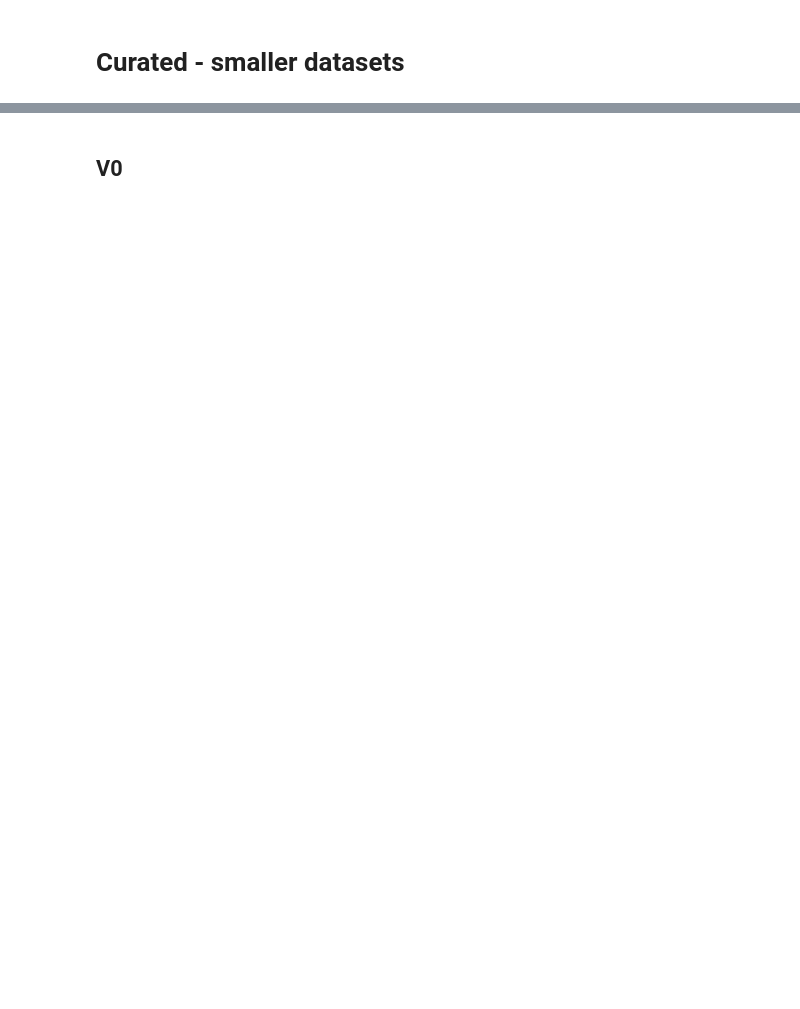
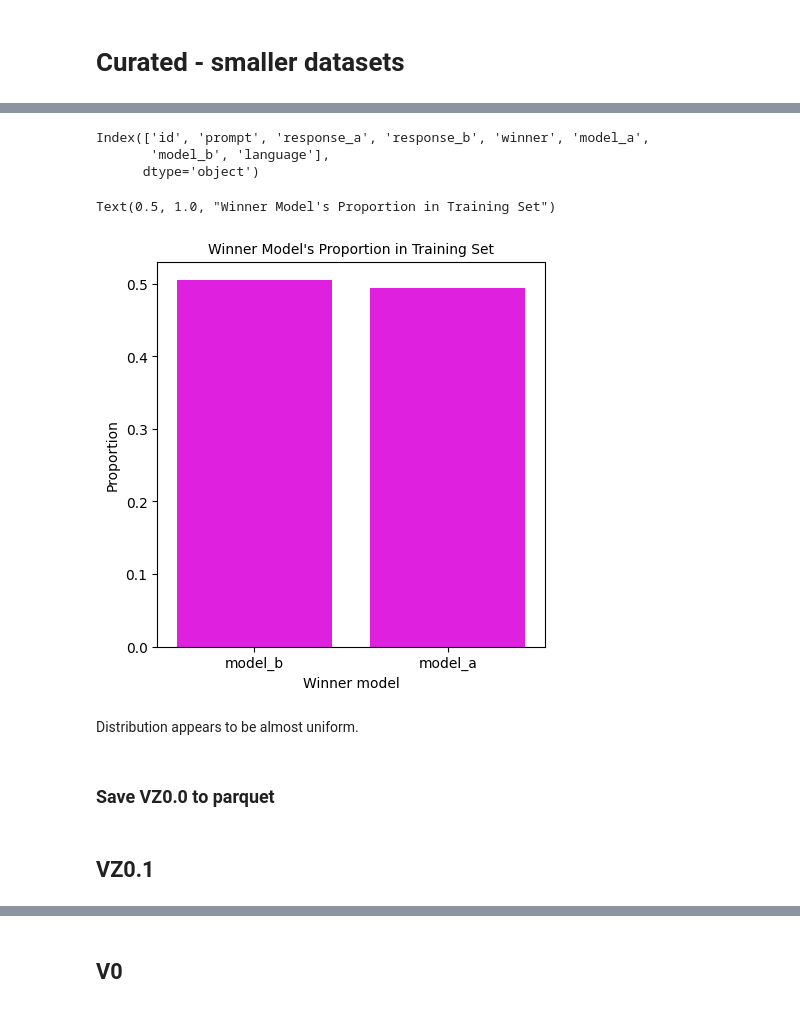
Before and after one commit to kevinmedinag96/multilingual-chatbot-arena, a Jupyter notebook: datasets_creator/src/generate_curated_datasets.ipynb, the cells around one changed output, grey strips where cells are left out. Drawn from its saved outputs; the diff is of its cells as text; code cells hidden in the pictures; blank space fills up the shorter version.

```diff
--- a/datasets_creator/src/generate_curated_datasets.ipynb
+++ b/datasets_creator/src/generate_curated_datasets.ipynb
@@ -81,3 +103,17 @@ train_df.shape[0]
+# %%
+def func(x,**kwargs):
+
+    if x.shape[0] > kwargs['num_group_records']:
+        return x
+    return
+
+
+num_group_records = 10
+
+kwargs = {"num_group_records" : num_group_records}
+
+
+train_df_baseline = groupby_language.apply(func,**kwargs).reset_index(drop=True)
 # %%
 series_language = train_df["language"].value_counts(normalize=True)[(train_df["language"].value_counts(normalize=True) > 0.01).values]
 
@@ -101,2 +295,4 @@ train_df["language"].value_counts()[(train_df["language"].value_counts() <= 10).
+# %%
+train_df_baseline = train_df_baseline.loc[train_df_baseline['language'] != 'unknown']
 # %% [markdown]
 # Curated - smaller datasets
@@ -102,0 +308,26 @@ train_df["language"].value_counts()[(train_df["language"].value_counts() <= 10).
+# %%
+train_df_baseline.columns
+# %% [output]
+Index(['id', 'prompt', 'response_a', 'response_b', 'winner', 'model_a',
+       'model_b', 'language'],
+      dtype='object')
+# %%
+train_df_baseline_winner_series = train_df_baseline["winner"].value_counts(normalize=True)
+df_train_df_baseline_winner_series = pd.DataFrame({
+    "winner" : train_df_baseline_winner_series.keys(),
+    "proportion" : train_df_baseline_winner_series.values
+})
+# %%
+fig,ax = plt.subplots(1,1,figsize= (5,5))
+sns.barplot(data=df_train_df_baseline_winner_series,x="winner",y="proportion",ax=ax,color=magenta)
+
+
+#ax.tick_params(axis='x',labelrotation=90,labelsize=12)
+ax.set_xlabel("Winner model",fontsize=10)
+ax.set_ylabel("Proportion",fontsize=10)
+ax.set_title("Winner Model's Proportion in Training Set",fontsize=10)
+# %% [output]
+Text(0.5, 1.0, "Winner Model's Proportion in Training Set")
+[figure, added]
+# %% [markdown]
+Distribution appears to be almost uniform.
@@ -102,0 +336,2 @@ train_df["language"].value_counts()[(train_df["language"].value_counts() <= 10).
+# %% [markdown]
+### Save VZ0.0 to parquet
@@ -102,0 +345,2 @@ train_df["language"].value_counts()[(train_df["language"].value_counts() <= 10).
+# %% [markdown]
+## VZ0.1
```
Also changed, not shown: parts of 33 cells of this notebook, 9 other files.
